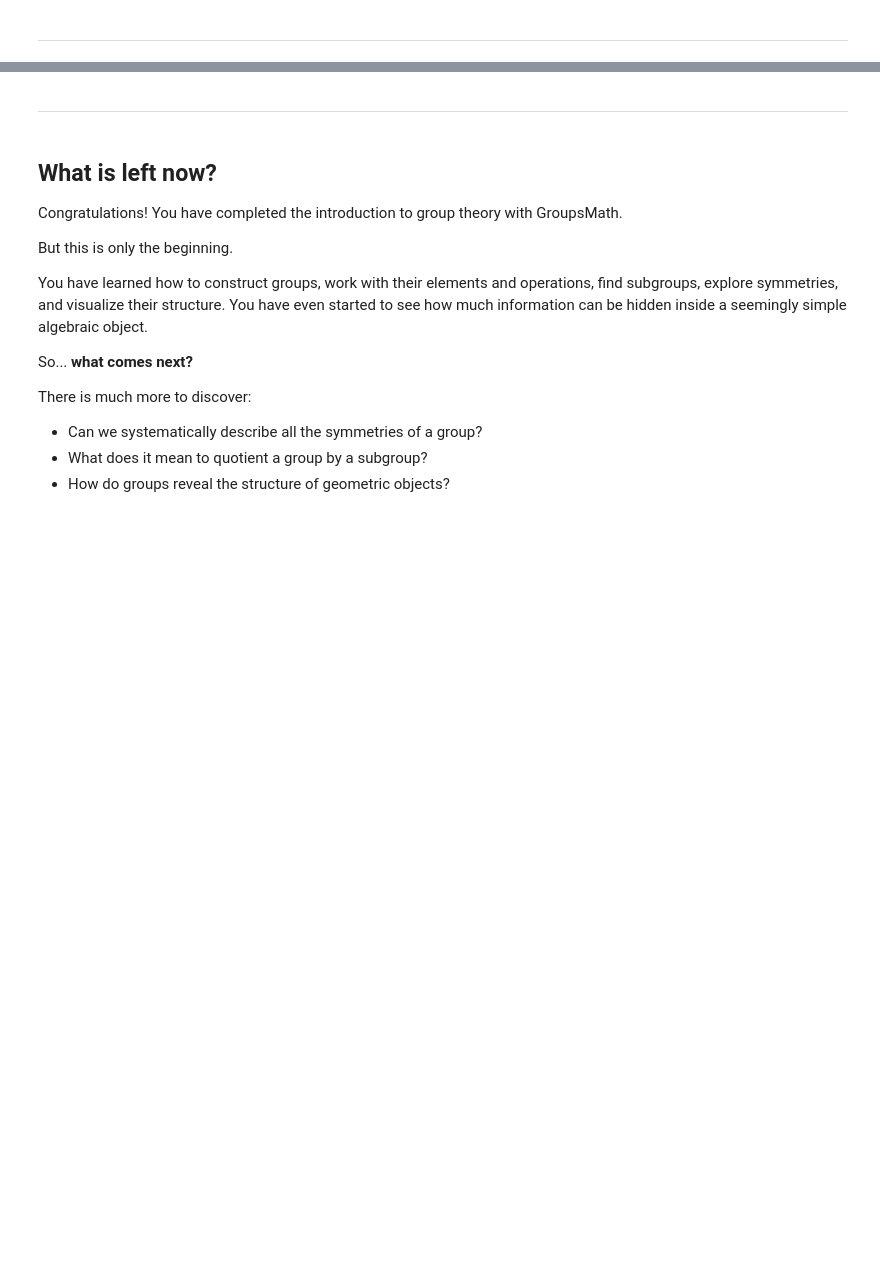
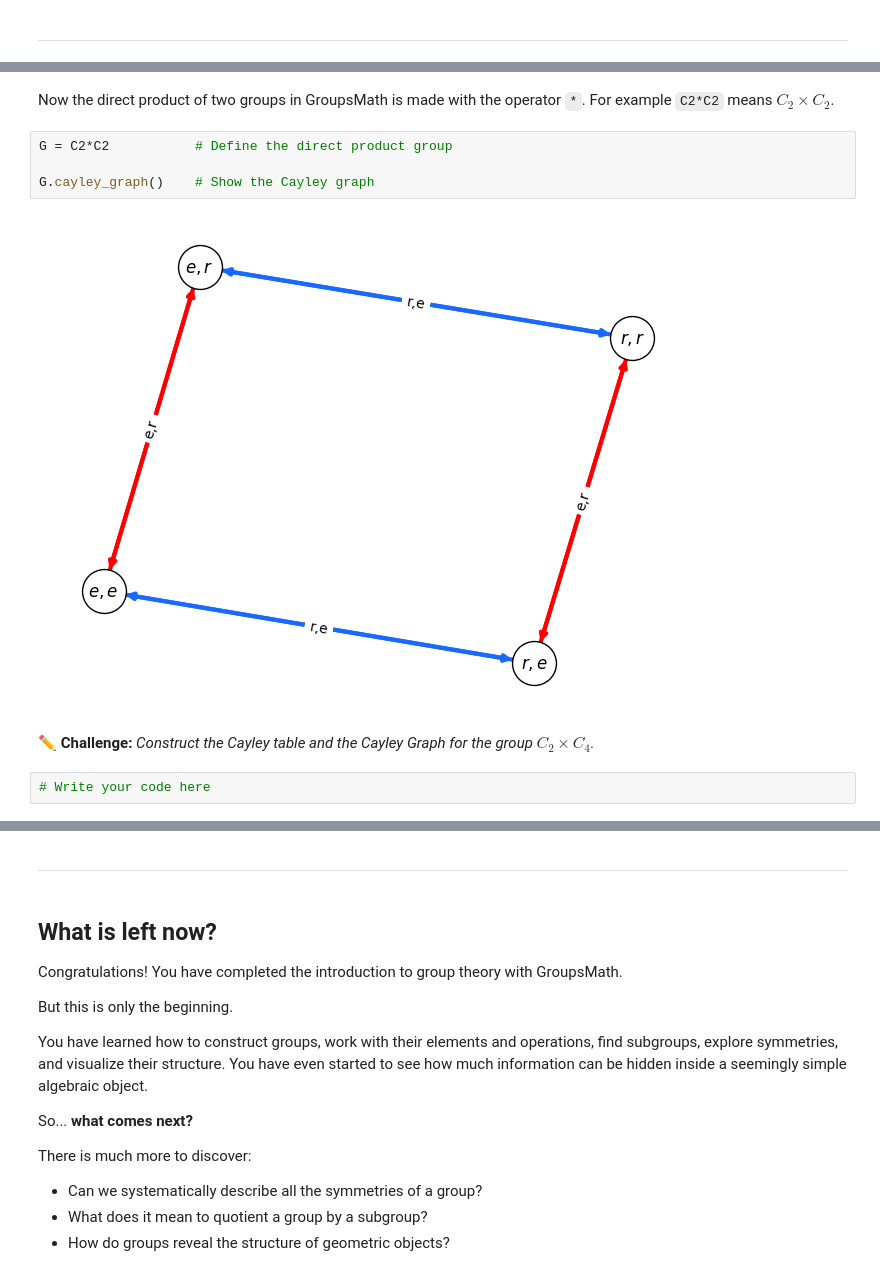
Before and after one commit to MarioSultan/GroupsMath, a Jupyter notebook: GroupsMath_demo.ipynb, the cells around one changed output, grey strips where cells are left out. Drawn from its saved outputs; the diff is of its cells as text; blank space fills up the shorter version.

```diff
--- a/GroupsMath_demo.ipynb
+++ b/GroupsMath_demo.ipynb
@@ -402,0 +530,12 @@ If you want learn more about Cayley graphs on GroupsMath, visit the [GroupsMath
+# %% [markdown]
+Now the direct product of two groups in GroupsMath is made with the operator `*`. For example `C2*C2` means $C_2\times C_2$.
+# %%
+G = C2*C2           # Define the direct product group
+
+G.cayley_graph()    # Show the Cayley graph
+# %% [output]
+[figure, added]
+# %% [markdown]
+**✏️ Challenge:** *Construct the Cayley table and the Cayley Graph for the group $C_2\times C_4$.*
+# %%
+# Write your code here
```
Also changed, not shown: parts of 58 cells of this notebook.
